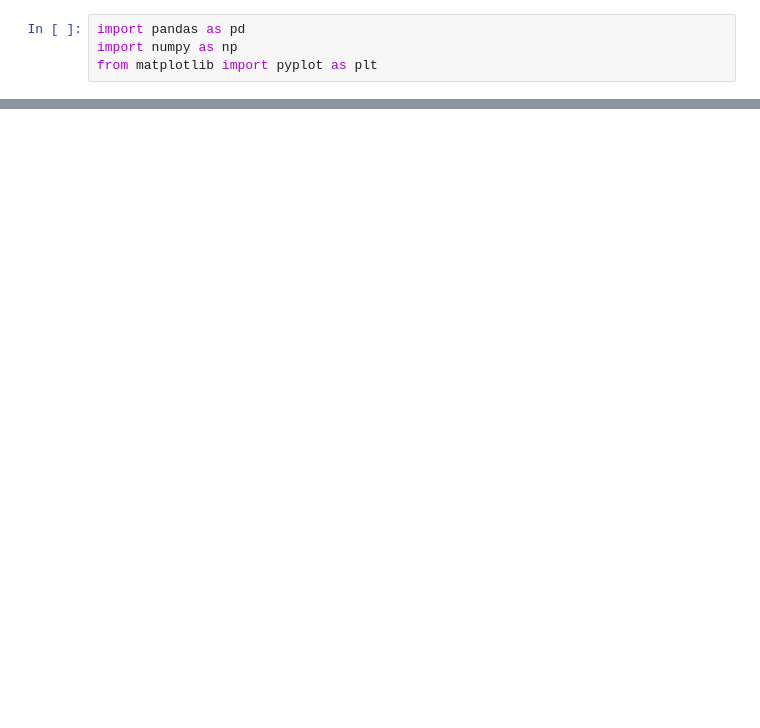
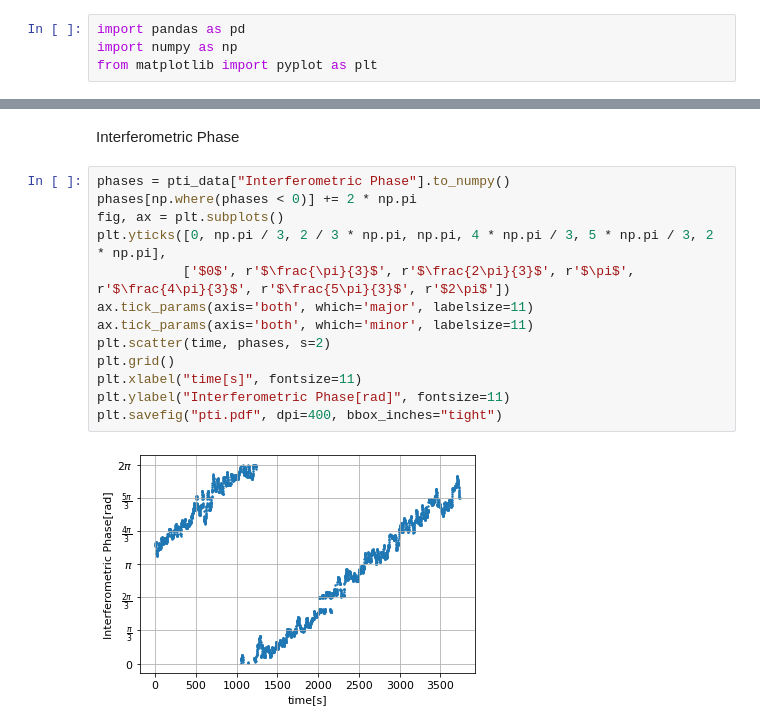
Before and after one commit to bilaljo/MiniPTI, a Jupyter notebook: notebooks/passepartout.ipynb, the cells around one changed output, grey strips where cells are left out. Drawn from its saved outputs; the diff is of its cells as text; blank space fills up the shorter version.

```diff
--- a/notebooks/passepartout.ipynb
+++ b/notebooks/passepartout.ipynb
@@ -269,0 +39,17 @@ plt.savefig("pti.pdf")
+# %% [markdown]
+Interferometric Phase
+# %%
+phases = pti_data["Interferometric Phase"].to_numpy()
+phases[np.where(phases < 0)] += 2 * np.pi
+fig, ax = plt.subplots()
+plt.yticks([0, np.pi / 3, 2 / 3 * np.pi, np.pi, 4 * np.pi / 3, 5 * np.pi / 3, 2 * np.pi],
+           ['$0$', r'$\frac{\pi}{3}$', r'$\frac{2\pi}{3}$', r'$\pi$', r'$\frac{4\pi}{3}$', r'$\frac{5\pi}{3}$', r'$2\pi$'])
+ax.tick_params(axis='both', which='major', labelsize=11)
+ax.tick_params(axis='both', which='minor', labelsize=11)
+plt.scatter(time, phases, s=2)
+plt.grid()
+plt.xlabel("time[s]", fontsize=11)
+plt.ylabel("Interferometric Phase[rad]", fontsize=11)
+plt.savefig("pti.pdf", dpi=400, bbox_inches="tight")
+# %% [output]
+[figure, added]
```
Also changed, not shown: parts of 23 cells of this notebook.
